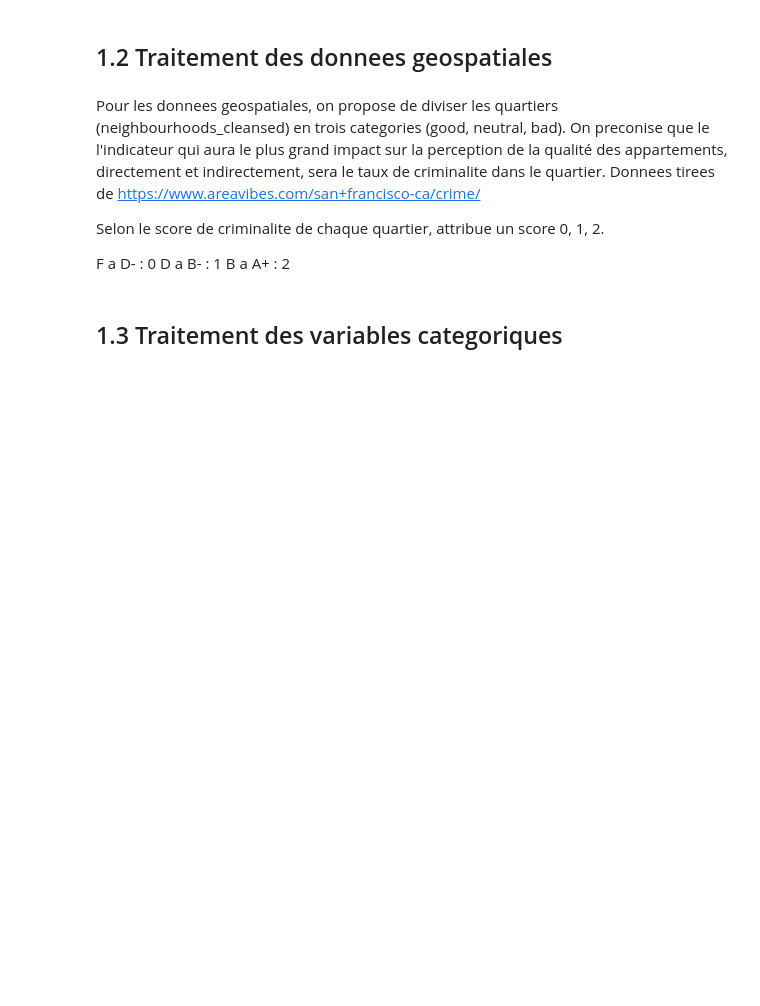
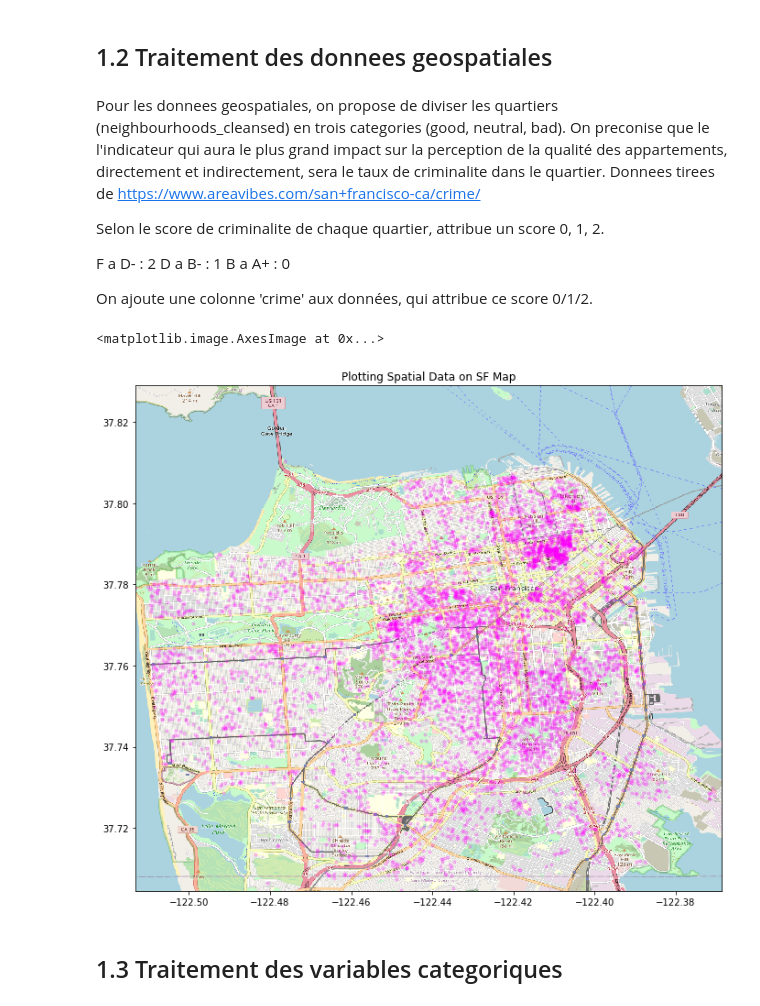
Before and after one commit to glauda/IND6212, a Jupyter notebook: notebooks/Models.ipynb, the cells around one changed output. Drawn from its saved outputs; the diff is of its cells as text; code cells hidden in the pictures; blank space fills up the shorter version.

```diff
--- a/notebooks/Models.ipynb
+++ b/notebooks/Models.ipynb
@@ -50,6 +64,8 @@ Pour les donnees geospatiales, on propose de diviser les quartiers (neighbourhoo
 
 Selon le score de criminalite de chaque quartier, attribue un score 0, 1, 2.
 
-F a D- : 0
+F a D- : 2
 D a B- : 1
-B a A+ : 2
+B a A+ : 0
+
+On ajoute une colonne 'crime' aux données, qui attribue ce score 0/1/2.
@@ -58,23 +72,46 @@ data
+# %%
+#Ajout d'une colonne 'crime'
+
+neighbourbood_crime=[['Bayview', 'Bernal Heights', 'Castro-Upper Market', 'Chinatown', 'Diamond Heights', 'Downtown','Haight-Ashbury','Lakeshore', 'Marina', 'Mission', 'Nob Hill', 'Outer Mission', 'Portrero Hill', 'Russian Hill', 'South of Market', 'Visitacion Valley', 'Western Addition'],
+                     ['Excelsior', 'Financial District', 'Golden Gate Park', 'Glen Park', 'Inner Richmond', 'North Beach', 'Pacific Heights', 'Parkside', 'Presidio Heights', 'Seacliff', 'Twin Peaks', 'West of Twin Peaks'],
+                     ['Crocker Amazon', 'Inner Sunset', 'Noe Valley', 'Ocean View', 'Outer Richmond', 'Outer Sunset', 'Treasure Island']]
+
+data['crime']=''
+# %%
+#Remplissage de la colonne 'crime'
+
+for i in range len(data):
+    if data['neighbourhood_cleansed'][i] in neighbourhood_crime[0]:
+        data['crime'][i]=2
+    elif data['neighbourhood_cleansed'][i] in neighbourhood_crime[1]:
+        data['crime'][i]=1
+    elif data['neighbourhood_cleansed'][i] in neighbourhood_crime[2]:
+        data['crime'][i]=1
+    else:
+        print('review neighbourhood_crime for missing neighbourhoods')
 # %%
 # Visualisation des donnees sur une carte :
 
 
 Box = (data.longitude.min(),   data.longitude.max(),
         data.latitude.min(), data.latitude.max())
 
-#Box = (-122.5149, -122.3571,
-#       37.7083, 37.8111)
+Box = (-122.5132, -122.3686,
+       37.7045, 37.8290)
 
 carte = plt.imread("../data/map.png")
 
-fig, ax = plt.subplots(figsize = (20,20))
+fig, ax = plt.subplots(figsize = (11.48,12.48))
 ax.scatter(data.longitude, data.latitude, zorder=1, alpha= 0.2, c='fuchsia', s=10)
 ax.set_title('Plotting Spatial Data on SF Map')
 ax.set_xlim(Box[0],Box[1])
 ax.set_ylim(Box[2],Box[3])
 ax.imshow(carte, zorder=0, extent = Box, aspect= 'equal')
 
 #fig.savefig('testeo')
+# %% [output]
+<matplotlib.image.AxesImage at 0x...>
+[figure, added]
 # %% [markdown]
 ## 1.3 Traitement des variables categoriques
 # %%
```
Also changed, not shown: parts of 4 cells of this notebook, 5 other files.
